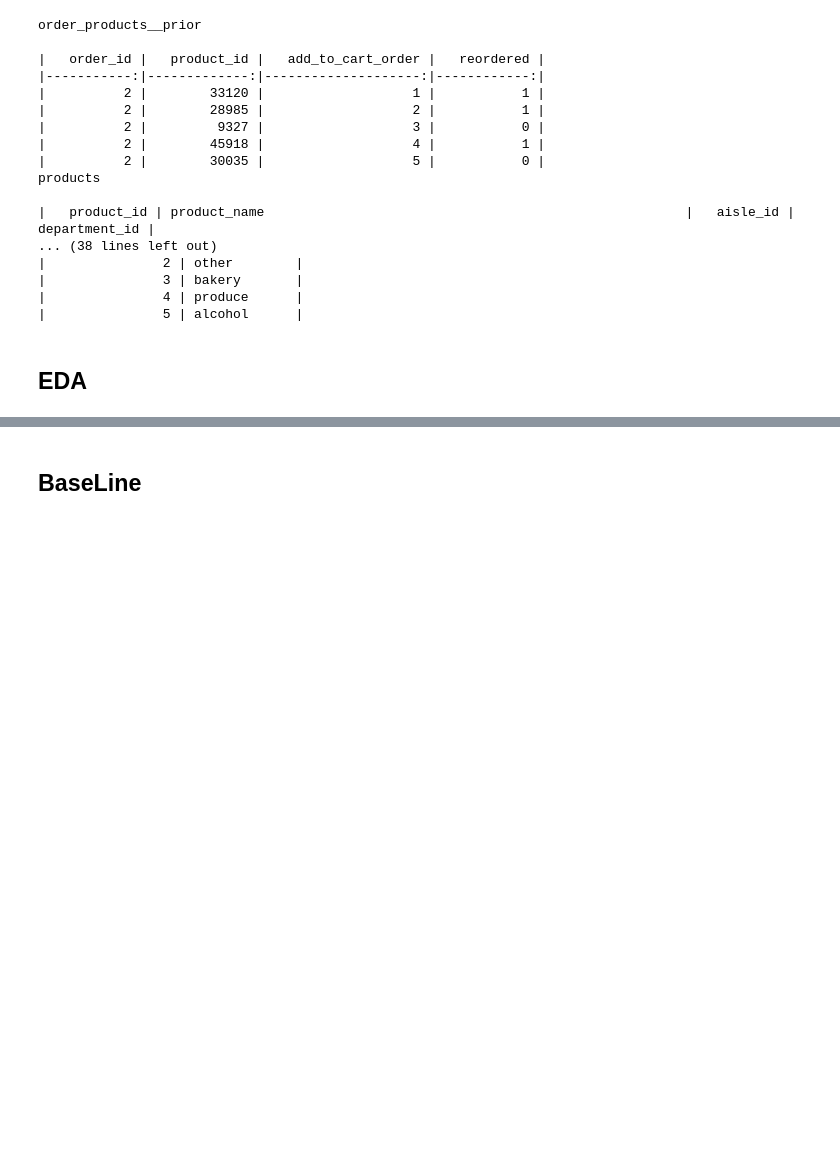
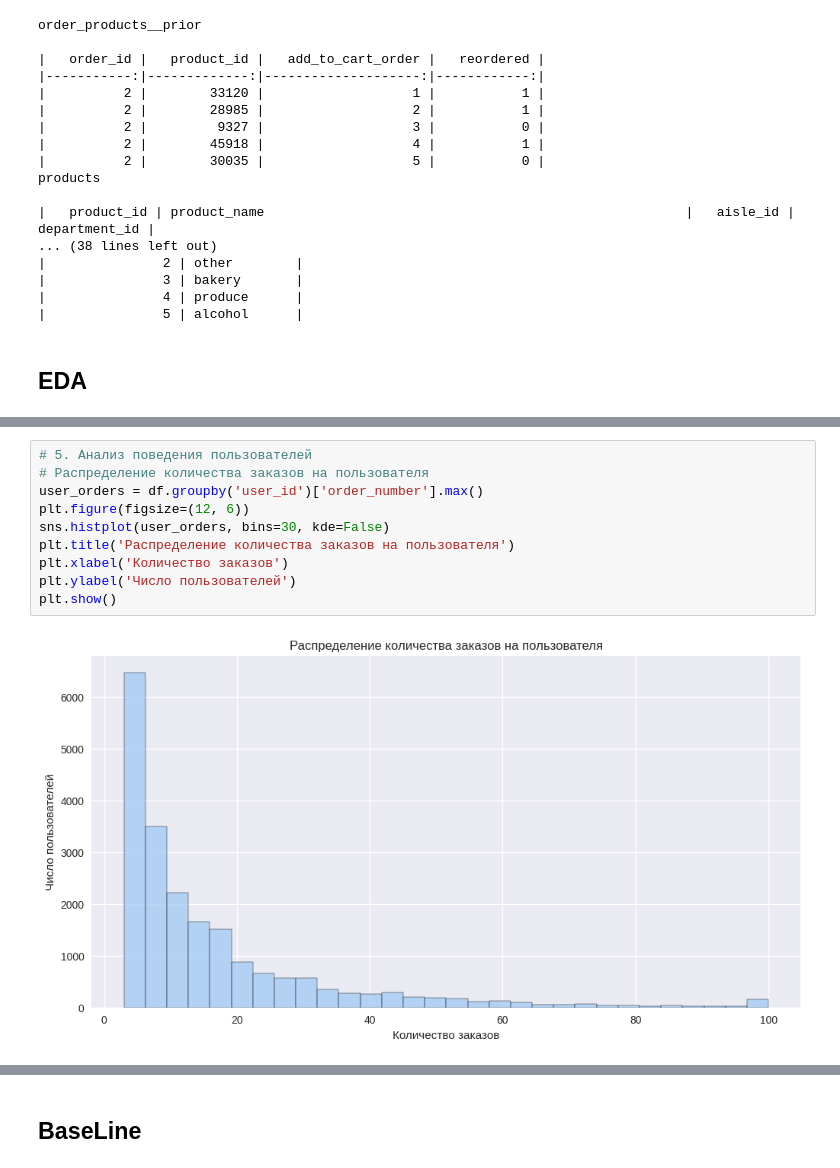
Before and after one commit to dpGorbunov/mfdp, a Jupyter notebook: Урок 4. Формулируем задачу в терминах ML.ipynb, the cells around one changed output, grey strips where cells are left out. Saved outputs shown, nothing was run; the diff lists cells and outputs as text; blank space fills up the shorter version.

```diff
--- a/Урок 4. Формулируем задачу в терминах ML.ipynb
+++ b/Урок 4. Формулируем задачу в терминах ML.ipynb
@@ -333,0 +331,12 @@ plt.show()
+# %%
+# 5. Анализ поведения пользователей
+# Распределение количества заказов на пользователя
+user_orders = df.groupby('user_id')['order_number'].max()
+plt.figure(figsize=(12, 6))
+sns.histplot(user_orders, bins=30, kde=False)
+plt.title('Распределение количества заказов на пользователя')
+plt.xlabel('Количество заказов')
+plt.ylabel('Число пользователей')
+plt.show()
+# %% [output]
+[figure, added]
```
Also changed, not shown: parts of 58 cells of this notebook, 1 other file.
